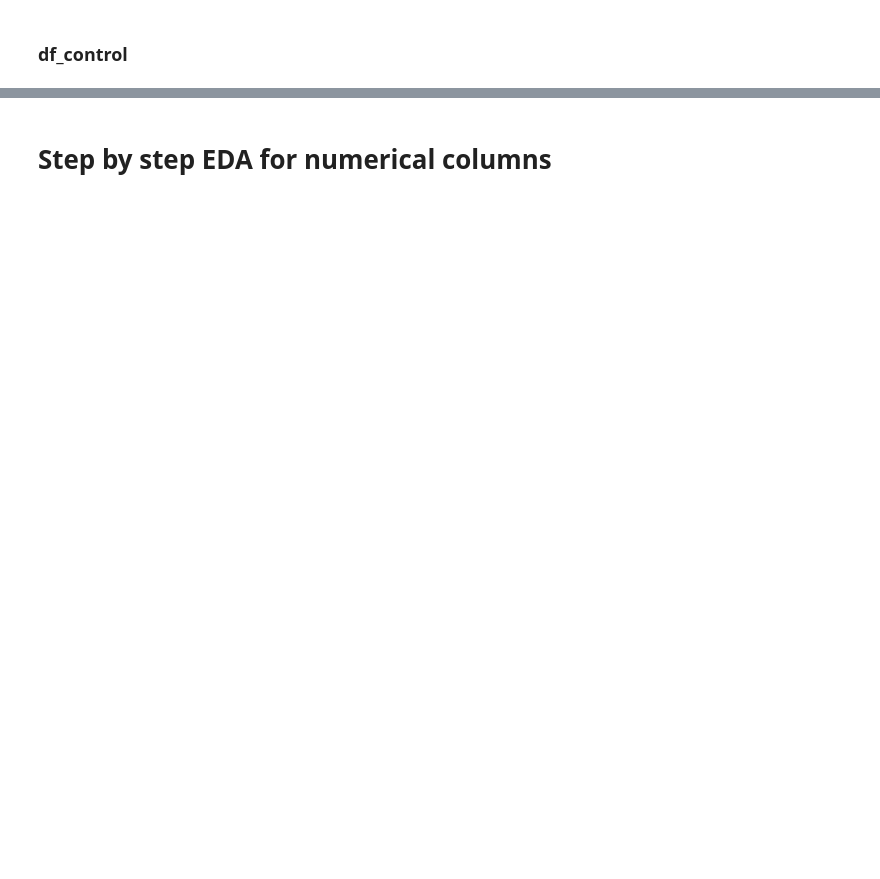
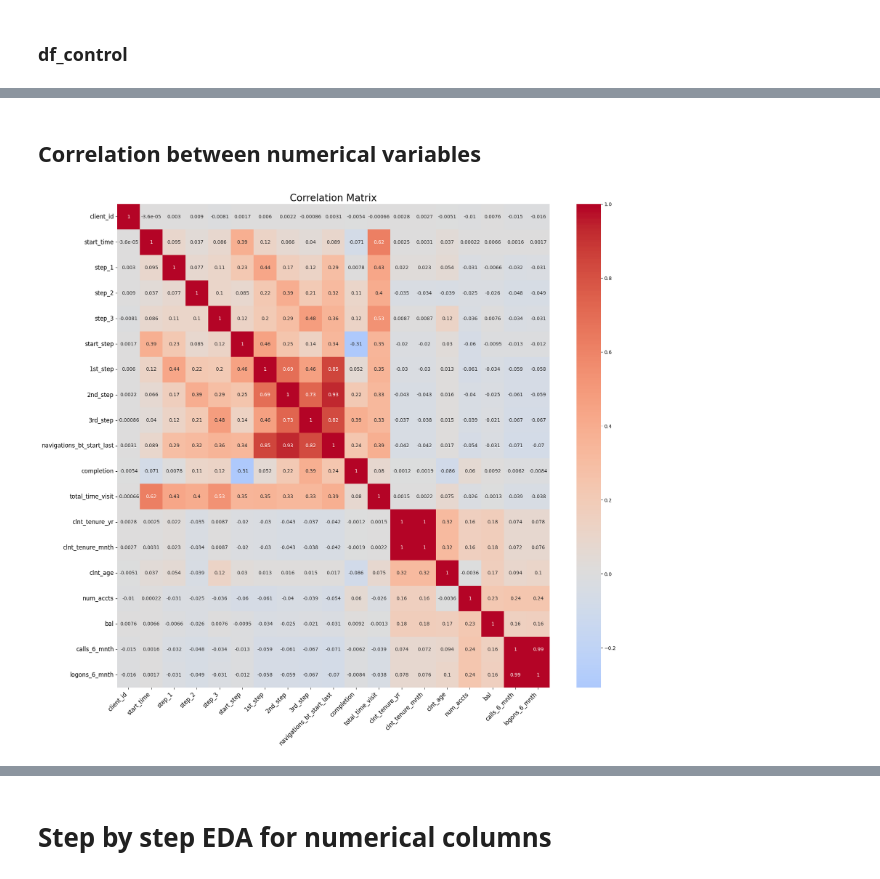
Before and after one commit to DaniCoco31/project_2, a Jupyter notebook: notebooks/organize_Reetu.ipynb, the cells around one changed output, grey strips where cells are left out. Cells and saved outputs as stored; diff of their text form; code cells hidden in the pictures; blank space fills up the shorter version.

```diff
--- a/notebooks/organize_Reetu.ipynb
+++ b/notebooks/organize_Reetu.ipynb
@@ -248,28 +231,30 @@ final_df_t = pd.merge(df_pivot, df_test[['client_id', 'visit_id','Variation', 'c
 # Get last step per visit_id
 final_df_t['last_step'] = final_df_t.groupby('visit_id')['process_step'].transform('last')
 
-# Add new columns bt_1, bt_2, bt_3 for counts of step_1, step_2, step_3
+# Add new columns counting the number of times each step was visited
 step_counts = df_test.groupby(['visit_visitor_id', 'process_step']).size().unstack(fill_value=0)
 
-# Add bt_1, bt_2, bt_3 columns to final_df
+# Add new columns counting the number of times each step was visited
 final_df_t['visit_visitor_id'] = final_df_t['visit_id'].astype(str) + "_" + final_df_t['visitor_id'].astype(str)
-final_df_t['bt_1'] = final_df_t['visit_visitor_id'].map(step_counts.get('step_1', pd.Series())).fillna(0).astype(int)
-final_df_t['bt_2'] = final_df_t['visit_visitor_id'].map(step_counts.get('step_2', pd.Series())).fillna(0).astype(int)
-final_df_t['bt_3'] = final_df_t['visit_visitor_id'].map(step_counts.get('step_3', pd.Series())).fillna(0).astype(int)
+final_df_t['start_step'] = final_df_t['visit_visitor_id'].map(step_counts.get('start', pd.Series())).fillna(0).astype(int)
+final_df_t['1st_step'] = final_df_t['visit_visitor_id'].map(step_counts.get('step_1', pd.Series())).fillna(0).astype(int)
+final_df_t['2nd_step'] = final_df_t['visit_visitor_id'].map(step_counts.get('step_2', pd.Series())).fillna(0).astype(int)
+final_df_t['3rd_step'] = final_df_t['visit_visitor_id'].map(step_counts.get('step_3', pd.Series())).fillna(0).astype(int)
+
 
 # Create completion column
 final_df_t['completion'] = final_df_t['last_step'].apply(lambda x: 1 if x == 'confirm' else 0)
 
 # Create total_navigation column
-final_df_t['total_navigations'] = final_df_t['bt_1'] + final_df_t['bt_2'] + final_df_t['bt_3']
+final_df_t['navigations_bt_start_last'] =  final_df_t['1st_step'] + final_df_t['2nd_step'] + final_df_t['3rd_step']
 # %%
 # Drop visit_visitor_id column if no longer needed
 final_df_t.drop(['visit_id', 'visitor_id','process_step', 'confirm_time'], axis=1, inplace=True)
 final_df_t.drop_duplicates(subset='visit_visitor_id', keep='first', inplace=True)
-# Reorder columns to place total_navigation after bt_3 and completed at the end
+# Reorder columns for better visualization
 df_test_final = final_df_t.reindex(columns=[
     'client_id', 'visit_visitor_id', 'start_time', 'step_1', 'step_2', 'step_3',
-    'date', 'bt_1', 'bt_2', 'bt_3', 'total_navigations', 'last_step', 'completion',
+    'date', 'start_step', '1st_step', '2nd_step', '3rd_step', 'navigations_bt_start_last', 'last_step', 'completion',
     'total_time_visit', 'Variation', 'clnt_tenure_yr', 'clnt_tenure_mnth',
     'clnt_age', 'gendr', 'num_accts', 'bal', 'calls_6_mnth', 'logons_6_mnth'
 ])
@@ -575,0 +353,12 @@ fig.update_layout(
+# %% [markdown]
+## Correlation between numerical variables
+# %%
+correlation_matrix = df_test_final.select_dtypes(include=[np.number]).corr()
+plt.figure(figsize=(20, 18))  # Adjust the figure size as needed
+sns.heatmap(correlation_matrix, annot=True, cmap='coolwarm', center=0, annot_kws={"size": 10})  # Adjust font size
+plt.title('Correlation Matrix', fontsize=20)  # Adjust title font size
+plt.xticks(rotation=45, ha='right', fontsize=12)  # Adjust x-axis tick labels
+plt.yticks(rotation=0, fontsize=12)  # Adjust y-axis tick labels
+plt.show()
+# %% [output]
+[figure, added]
```
Also changed, not shown: parts of 120 cells of this notebook, 1 other file.
